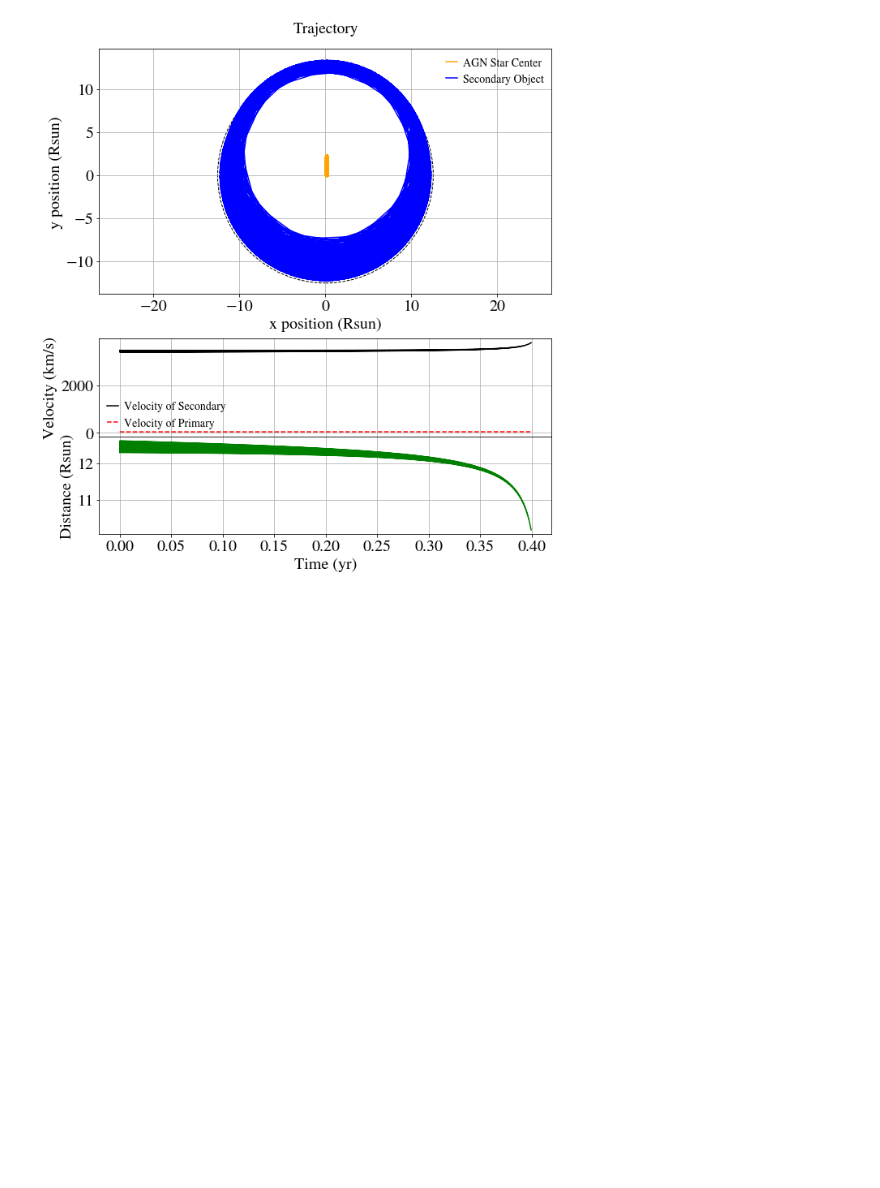
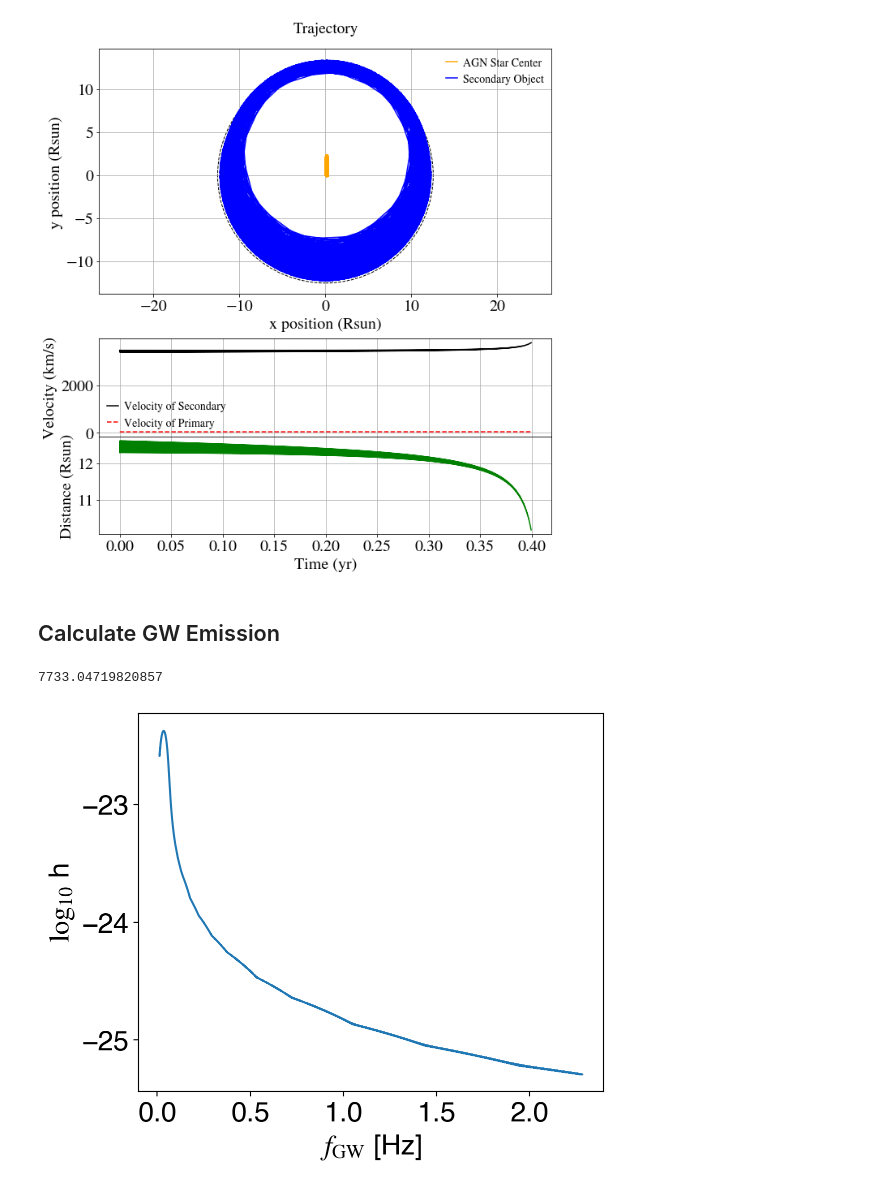
Before and after one commit to matteocantiello/agnstars_cee, a Jupyter notebook: CEE_AGN.ipynb, the cells around one changed output. Saved outputs shown, nothing was run; the diff lists cells and outputs as text; code cells hidden in the pictures; blank space fills up the shorter version.

```diff
--- a/CEE_AGN.ipynb
+++ b/CEE_AGN.ipynb
@@ -1248,3 +1241,5 @@ def plot_simulation_results(positions, times, v_1_magnitude, v_2_magnitude, R_1)
 plot_simulation_results(positions, times, v_1, v_2, R_1)
 # %% [output]
 [figure]
+# %% [markdown]
+## Calculate GW Emission
@@ -1250,0 +1280,15 @@ plot_simulation_results(positions, times, v_1, v_2, R_1)
+# %%
+f_gw,h = calculate_gw_signals(positions, times, v_1_magnitude, v_2_magnitude, M_2, mass_star_function)
+# %%
+
+plt.rcParams['figure.figsize'] = (6,5)
+fig, axis = plt.subplots(dpi=100)
+axis.cla() # Clear Axis
+axis.plot(f_gw/0.01,np.log10(h))
+#axis.plot(p.logR,p.logT)
+axis.set_xlabel(r"$f_{\rm GW}$ [Hz]")
+axis.set_ylabel(r"$\log_{10}$ h")
+print(T_stream_scaled[-1])
+# %% [output]
+7733.04719820857
+[figure, added]
```
Also changed, not shown: parts of 21 cells of this notebook, 10 other files.
